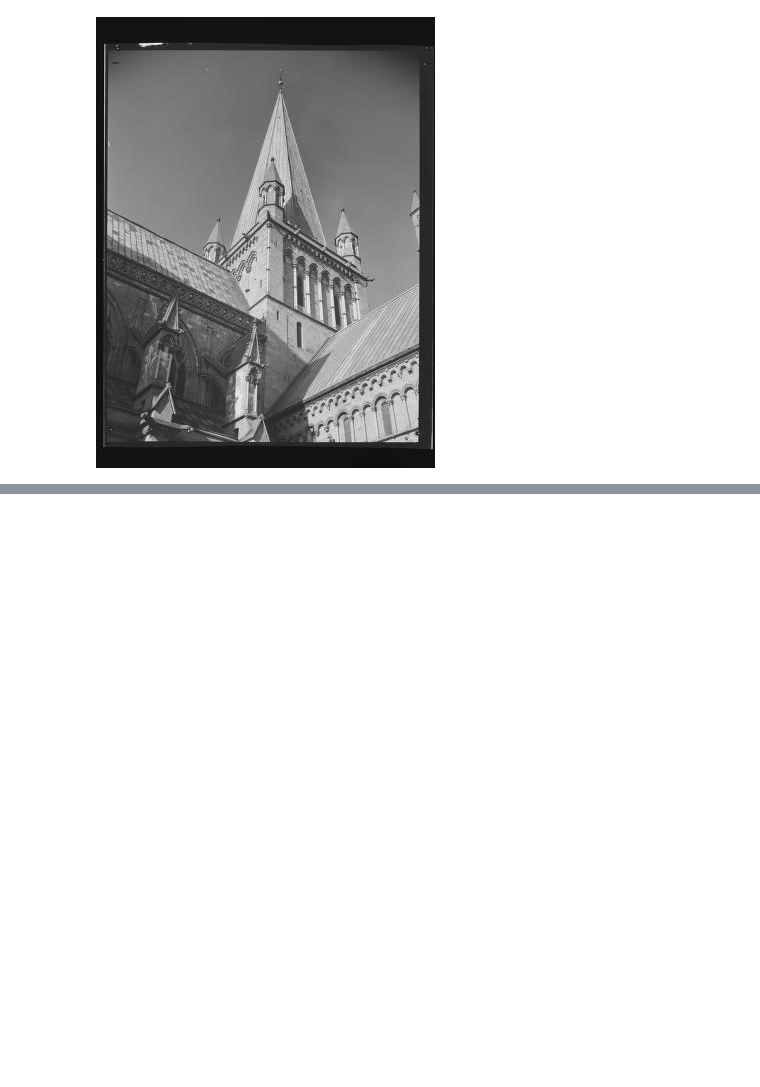
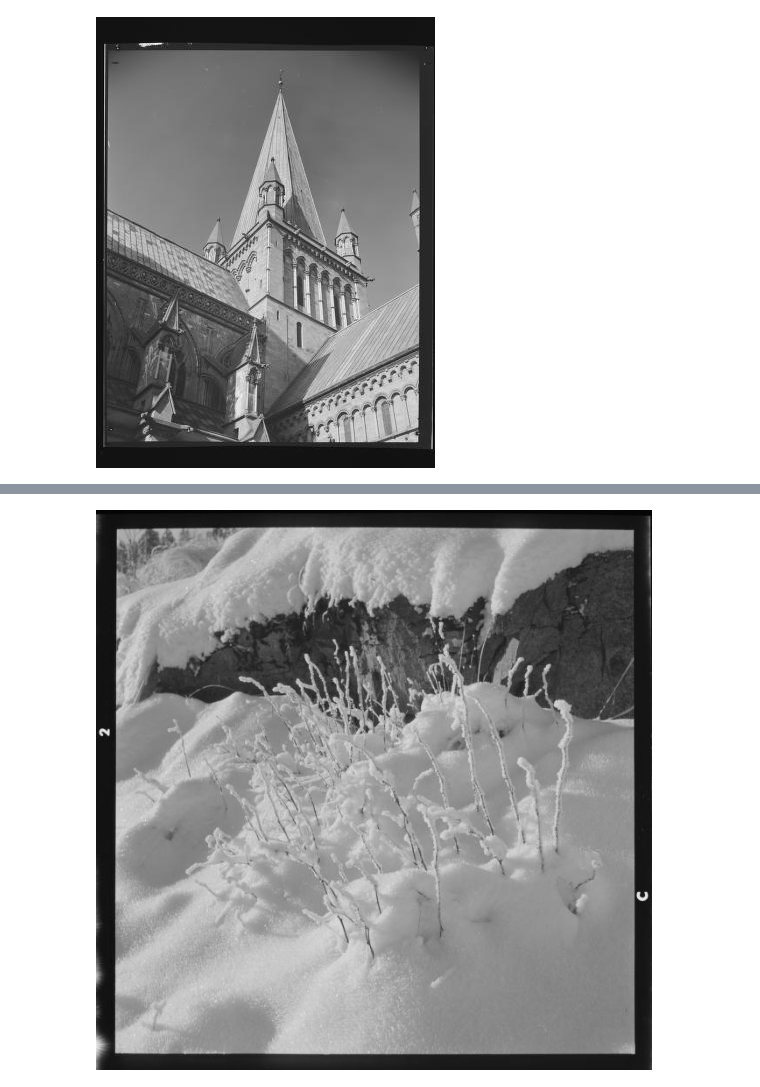
Before and after one commit to Yoonsen/Pictures, a Jupyter notebook: super_search_thumbnail.ipynb, the cells around one changed output, grey strips where cells are left out. Drawn from its saved outputs; the diff is of its cells as text; code cells hidden in the pictures; blank space fills up the shorter version.

```diff
--- a/super_search_thumbnail.ipynb
+++ b/super_search_thumbnail.ipynb
@@ -9,0 +14,6 @@ Image.open(bp.load_picture(bp.picture_url(pics, 5, 500)))
+# %%
+picts = super_search('vinter')
+# %%
+show_picture(picts, 0)
+# %% [output]
+[figure, added]
```
Also changed, not shown: parts of 5 cells of this notebook, 1 other file.
